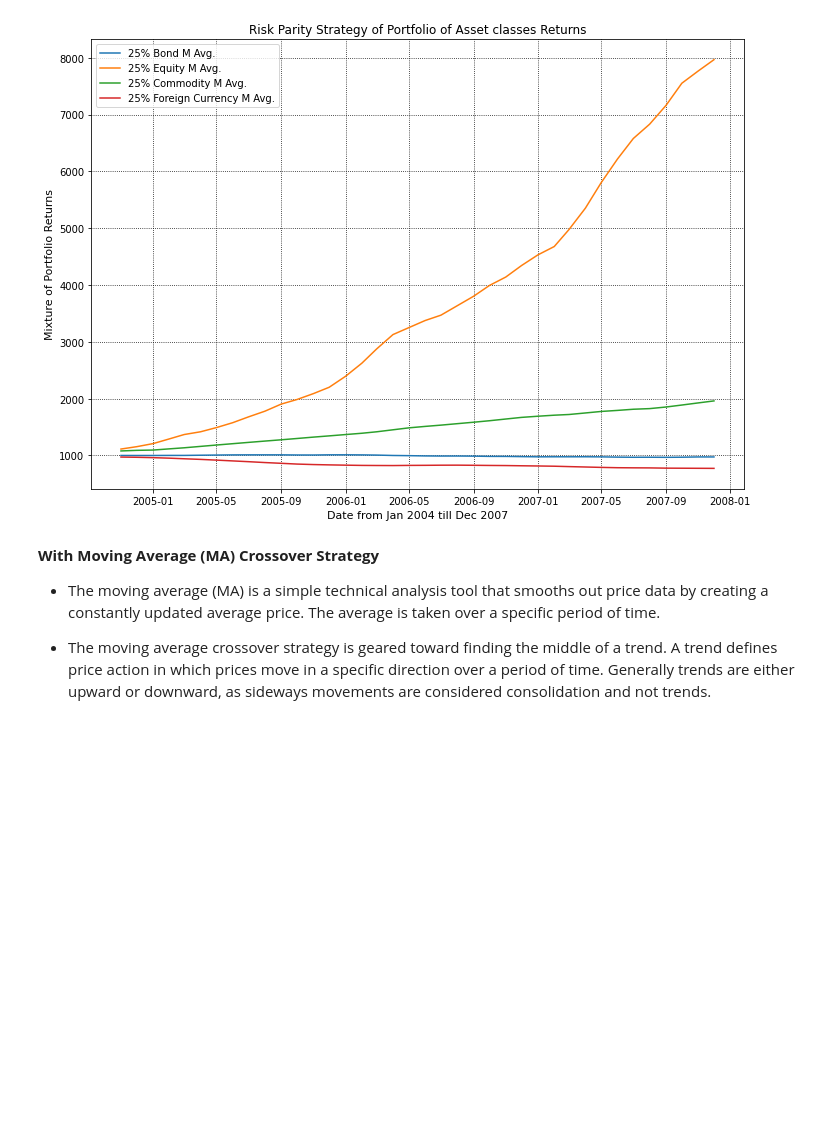
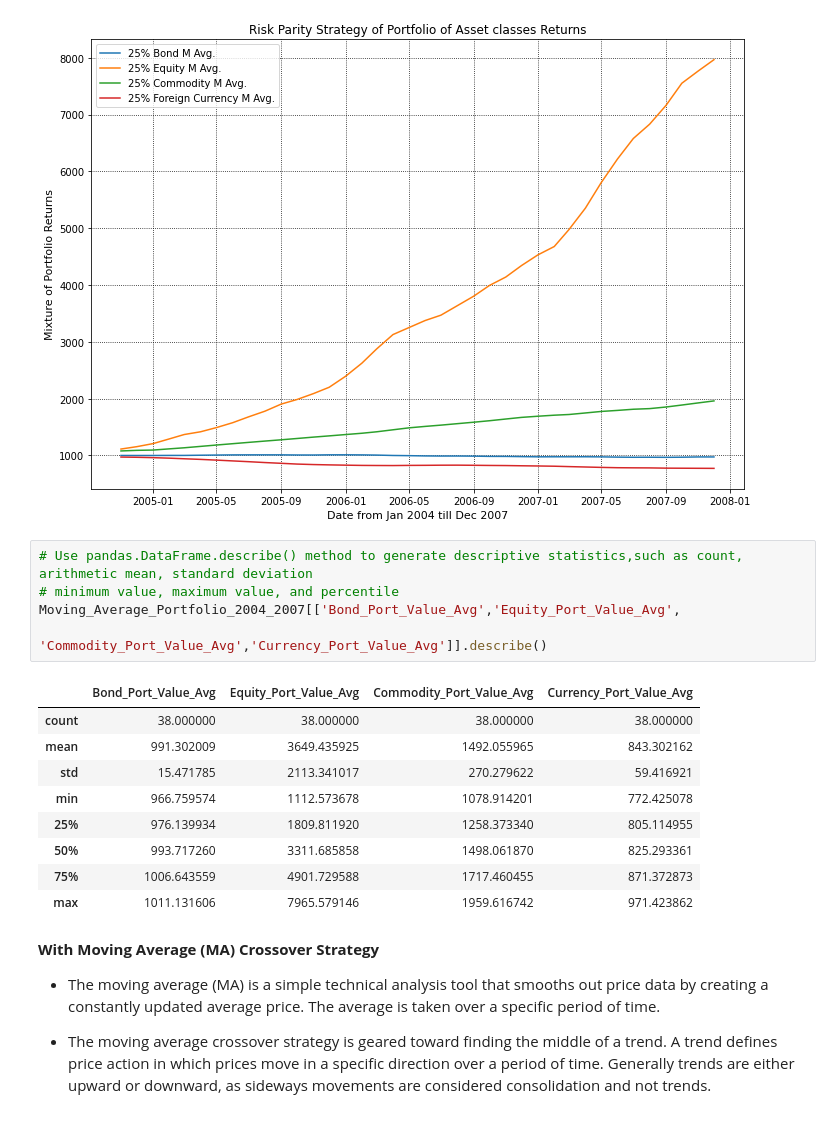
Before and after one commit to sherif603/Parity-Risk-Strategies, a Jupyter notebook: 2021_03_19_RP_2004_2007.ipynb, the cells around one changed output. Saved outputs shown, nothing was run; the diff lists cells and outputs as text; blank space fills up the shorter version.

```diff
--- a/2021_03_19_RP_2004_2007.ipynb
+++ b/2021_03_19_RP_2004_2007.ipynb
@@ -2153,6 +2195,21 @@ plt.grid(True, color='k', linestyle=':')
 plt.legend(loc=2);
 # %% [output]
 [figure]
+# %%
+# Use pandas.DataFrame.describe() method to generate descriptive statistics,such as count, arithmetic mean, standard deviation
+# minimum value, maximum value, and percentile
+Moving_Average_Portfolio_2004_2007[['Bond_Port_Value_Avg','Equity_Port_Value_Avg',
+                                    'Commodity_Port_Value_Avg','Currency_Port_Value_Avg']].describe()
+# %% [output]
+|  | Bond_Port_Value_Avg | Equity_Port_Value_Avg | Commodity_Port_Value_Avg | Currency_Port_Value_Avg |
+| count | 38.000000 | 38.000000 | 38.000000 | 38.000000 |
+| mean | 991.302009 | 3649.435925 | 1492.055965 | 843.302162 |
+| std | 15.471785 | 2113.341017 | 270.279622 | 59.416921 |
+| min | 966.759574 | 1112.573678 | 1078.914201 | 772.425078 |
+| 25% | 976.139934 | 1809.811920 | 1258.373340 | 805.114955 |
+| 50% | 993.717260 | 3311.685858 | 1498.061870 | 825.293361 |
+| 75% | 1006.643559 | 4901.729588 | 1717.460455 | 871.372873 |
+| max | 1011.131606 | 7965.579146 | 1959.616742 | 971.423862 |
 # %% [markdown]
 **With Moving Average (MA) Crossover Strategy**
 
```
Also changed, not shown: parts of 14 cells of this notebook.
